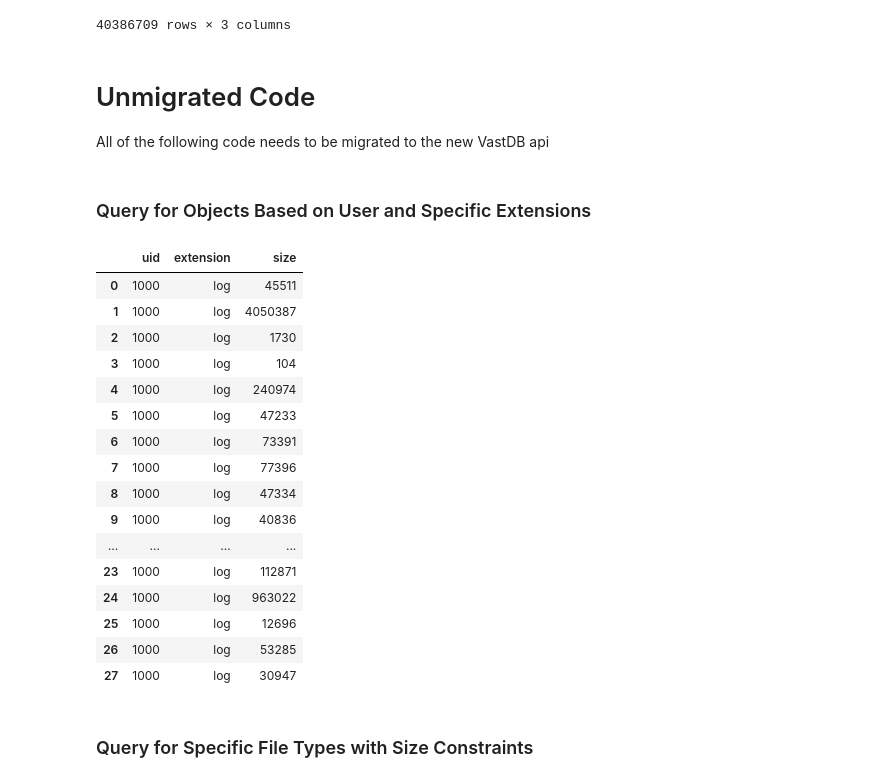
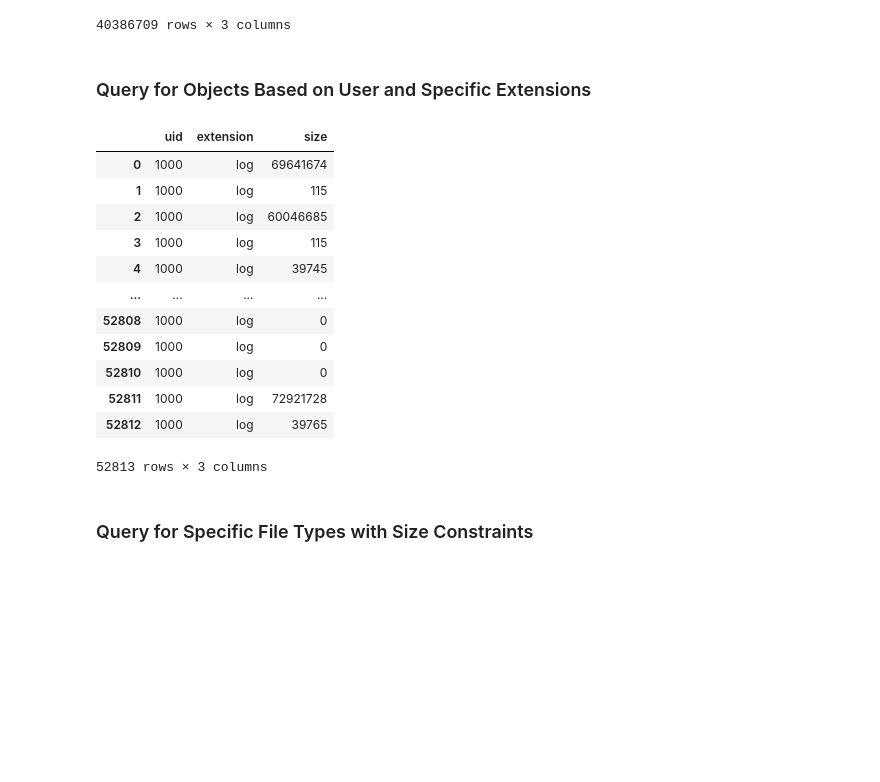
Before and after one commit to snowch/vast-docker-compose-examples, a Jupyter notebook: jupyter-pyspark/examples/catalog/python-sdk-vast-catalog.ipynb, the cells around one changed output. Saved outputs shown, nothing was run; the diff lists cells and outputs as text; code cells hidden in the pictures; blank space fills up the shorter version.

```diff
--- a/jupyter-pyspark/examples/catalog/python-sdk-vast-catalog.ipynb
+++ b/jupyter-pyspark/examples/catalog/python-sdk-vast-catalog.ipynb
@@ -253,39 +253,33 @@ df
 | 40386707 | 1000 | vastdata | FILE |
 | 40386708 | 1000 | vastdata | FILE |
 40386709 rows × 3 columns
-# %% [markdown]
-# Unmigrated Code
-
-All of the following code needs to be migrated to the new VastDB api
 # %% [markdown]
 ### Query for Objects Based on User and Specific Extensions
 # %%
 field_names = ['uid', 'extension', 'size']
-filters = {
-    'uid': ['eq 1000', 'eq 555'],
-    'extension': ['eq log', 'eq ldb']  # looking for log and ldb files
-}
-table = vastdb_session.query('vast-big-catalog-bucket', 'vast_big_catalog_schema', 'vast_big_catalog_table', filters=filters, field_names=field_names, num_sub_splits=8)
-df = table.to_pandas()
-display(df)
+predicate = \
+    ((_.extension == 'log') | (_.extension == 'ldb')) & \
+    ((_.uid == 555) | (_.uid == 1000))
+
+with session.transaction() as tx:
+    table = tx.catalog().select(columns=field_names, predicate=predicate).read_all()
+    df = table.to_pandas()
+
+df
 # %% [output]
 |  | uid | extension | size |
-| 0 | 1000 | log | 45511 |
-| 1 | 1000 | log | 4050387 |
-| 2 | 1000 | log | 1730 |
-| 3 | 1000 | log | 104 |
-| 4 | 1000 | log | 240974 |
-| 5 | 1000 | log | 47233 |
-| 6 | 1000 | log | 73391 |
-| 7 | 1000 | log | 77396 |
-| 8 | 1000 | log | 47334 |
-| 9 | 1000 | log | 40836 |
+| 0 | 1000 | log | 69641674 |
+| 1 | 1000 | log | 115 |
+| 2 | 1000 | log | 60046685 |
+| 3 | 1000 | log | 115 |
+| 4 | 1000 | log | 39745 |
 | ... | ... | ... | ... |
-| 23 | 1000 | log | 112871 |
-| 24 | 1000 | log | 963022 |
-| 25 | 1000 | log | 12696 |
-| 26 | 1000 | log | 53285 |
-| 27 | 1000 | log | 30947 |
+| 52808 | 1000 | log | 0 |
+| 52809 | 1000 | log | 0 |
+| 52810 | 1000 | log | 0 |
+| 52811 | 1000 | log | 72921728 |
+| 52812 | 1000 | log | 39765 |
+52813 rows × 3 columns
 # %% [markdown]
 ### Query for Specific File Types with Size Constraints
 # %%
```
Also changed, not shown: parts of 3 cells of this notebook.
